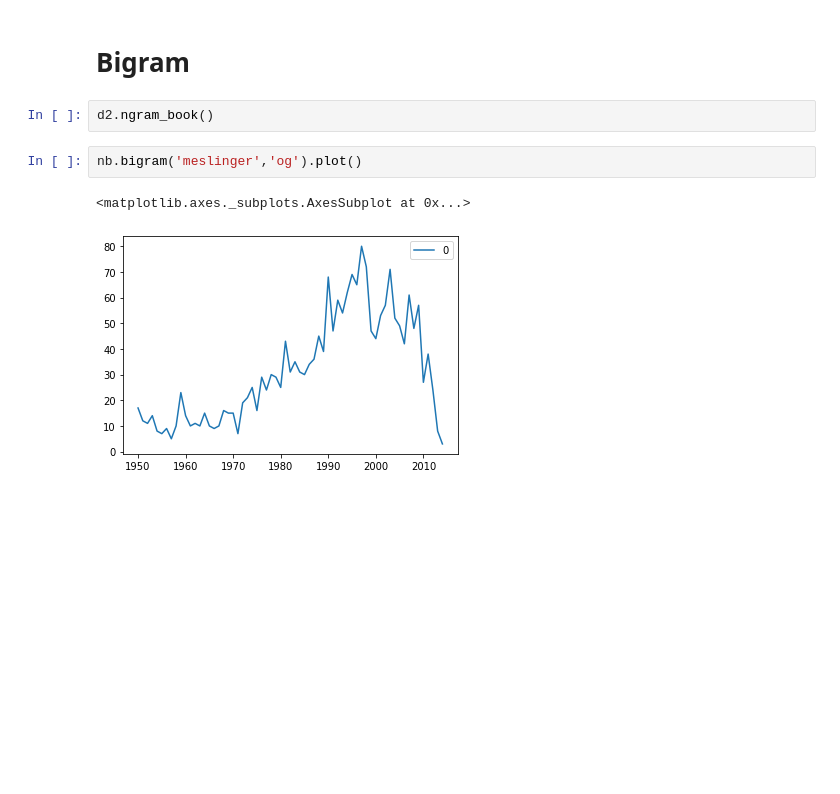
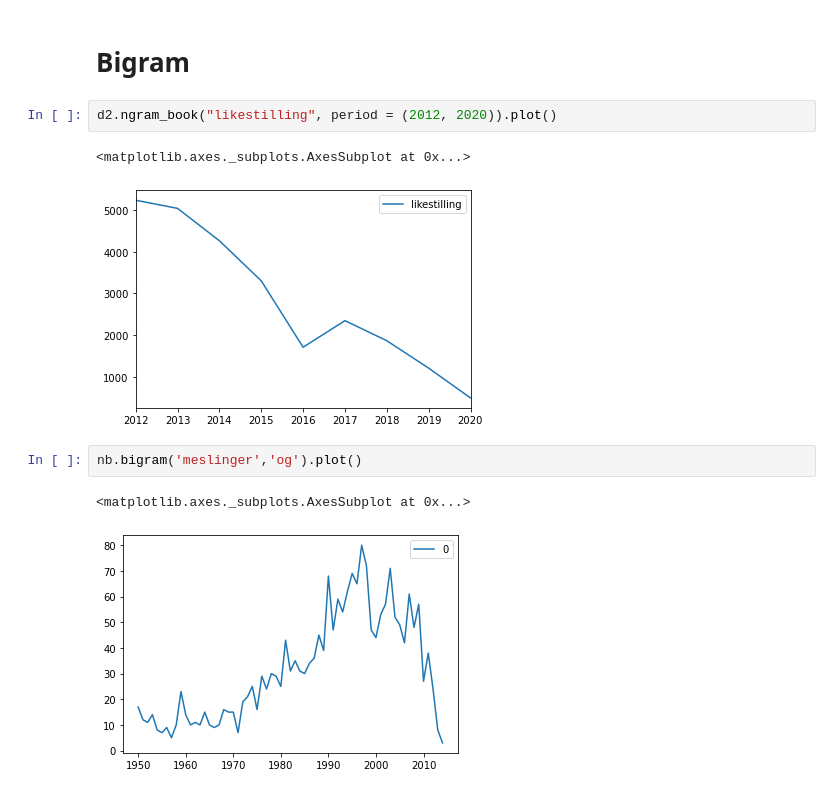
Before and after one commit to Yoonsen/ngram, a Jupyter notebook: N-gram dewy.ipynb, the cells around one changed output. Cells and saved outputs as stored; diff of their text form; blank space fills up the shorter version.

```diff
--- a/N-gram dewy.ipynb
+++ b/N-gram dewy.ipynb
@@ -30,7 +44,10 @@ nb.unigram('meslinger', ddk="61%").plot(lw=4, figsize=(10,5))
 # %% [markdown]
 # Bigram
-# %%
-d2.ngram_book()
+# %%
+d2.ngram_book("likestilling", period = (2012, 2020)).plot()
+# %% [output]
+<matplotlib.axes._subplots.AxesSubplot at 0x...>
+[figure, added]
 # %%
 nb.bigram('meslinger','og').plot()
 # %% [output]
```
Also changed, not shown: parts of 4 cells of this notebook, 1 other file.
